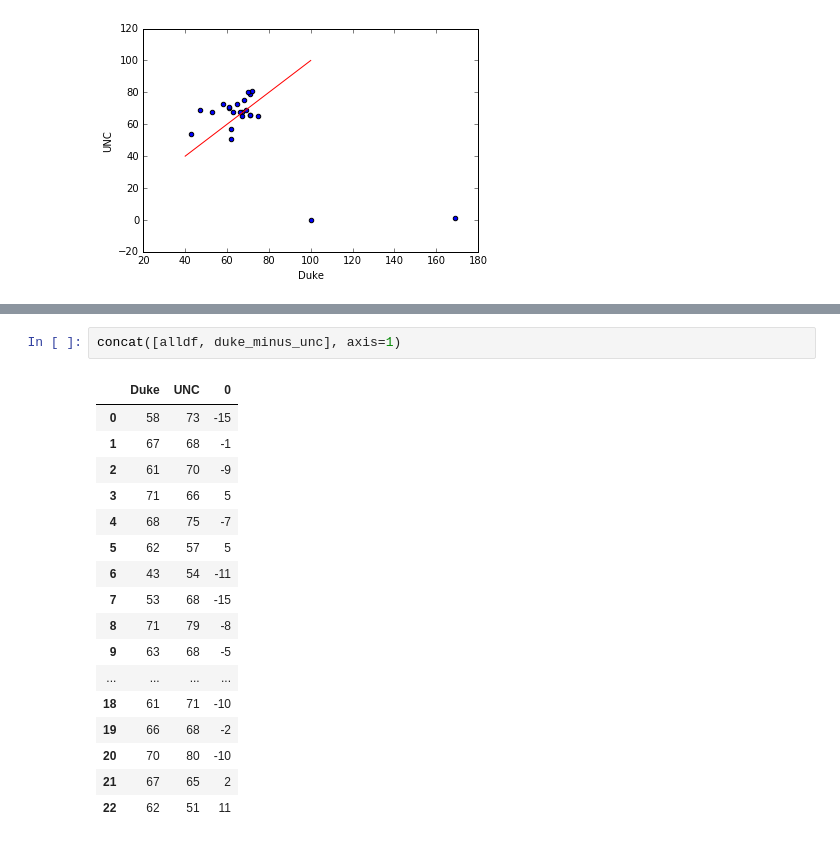
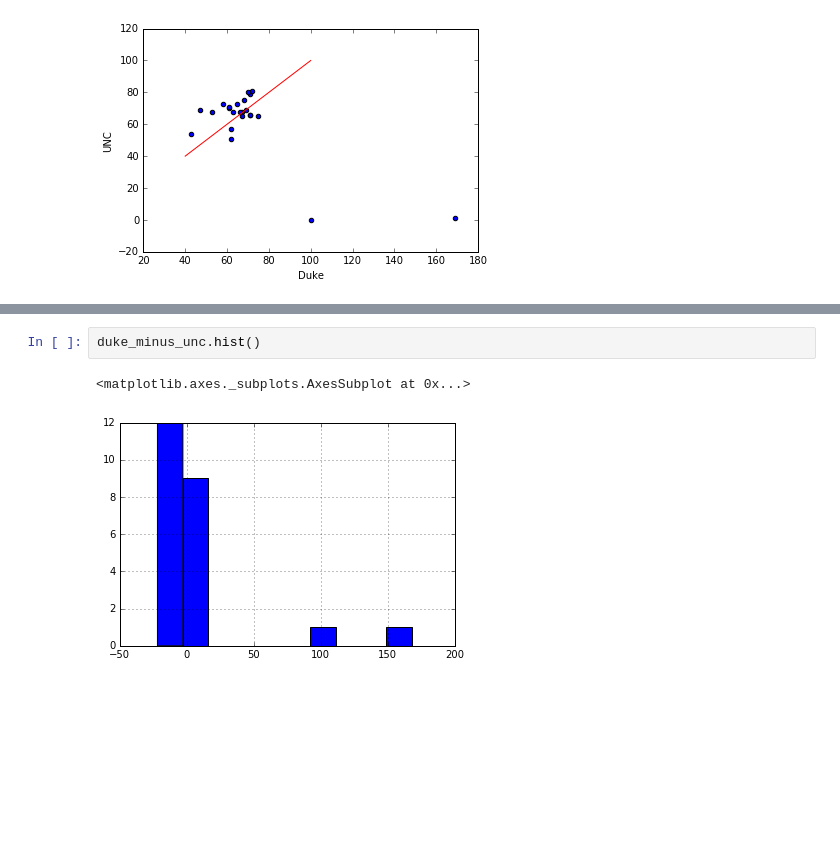
Before and after one commit to cczysz/nc-bb, a Jupyter notebook: SmithBasketball.ipynb, the cells around one changed output, grey strips where cells are left out. Saved outputs shown, nothing was run; the diff lists cells and outputs as text; blank space fills up the shorter version.

```diff
--- a/SmithBasketball.ipynb
+++ b/SmithBasketball.ipynb
@@ -85,20 +118,5 @@ duke_minus_unc = alldf["Duke"] - alldf["UNC"]
-# %%
-concat([alldf, duke_minus_unc], axis=1)
-# %% [output]
-|  | Duke | UNC | 0 |
-| 0 | 58 | 73 | -15 |
-| 1 | 67 | 68 | -1 |
-| 2 | 61 | 70 | -9 |
-| 3 | 71 | 66 | 5 |
-| 4 | 68 | 75 | -7 |
-| 5 | 62 | 57 | 5 |
-| 6 | 43 | 54 | -11 |
-| 7 | 53 | 68 | -15 |
-| 8 | 71 | 79 | -8 |
-| 9 | 63 | 68 | -5 |
-| ... | ... | ... | ... |
-| 18 | 61 | 71 | -10 |
-| 19 | 66 | 68 | -2 |
-| 20 | 70 | 80 | -10 |
-| 21 | 67 | 65 | 2 |
-| 22 | 62 | 51 | 11 |
+# %%
+duke_minus_unc.hist()
+# %% [output]
+<matplotlib.axes._subplots.AxesSubplot at 0x...>
+[figure, added]
```
Also changed, not shown: parts of 9 cells of this notebook.
